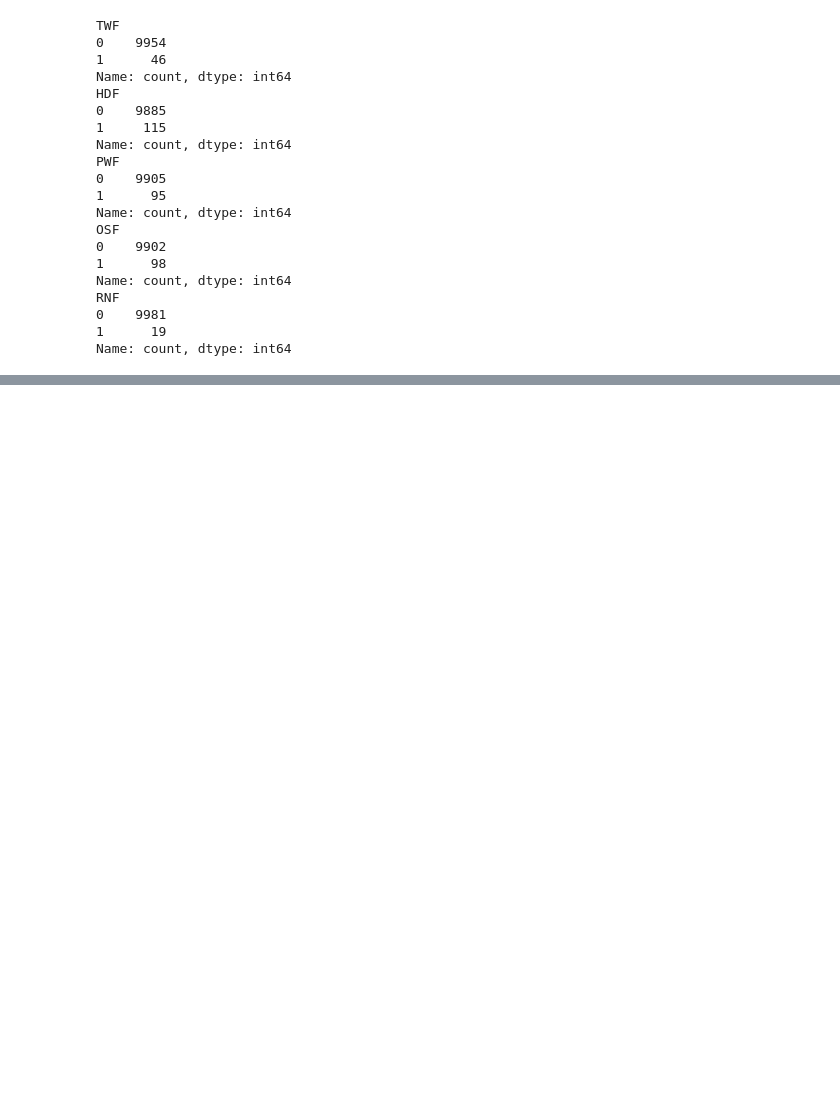
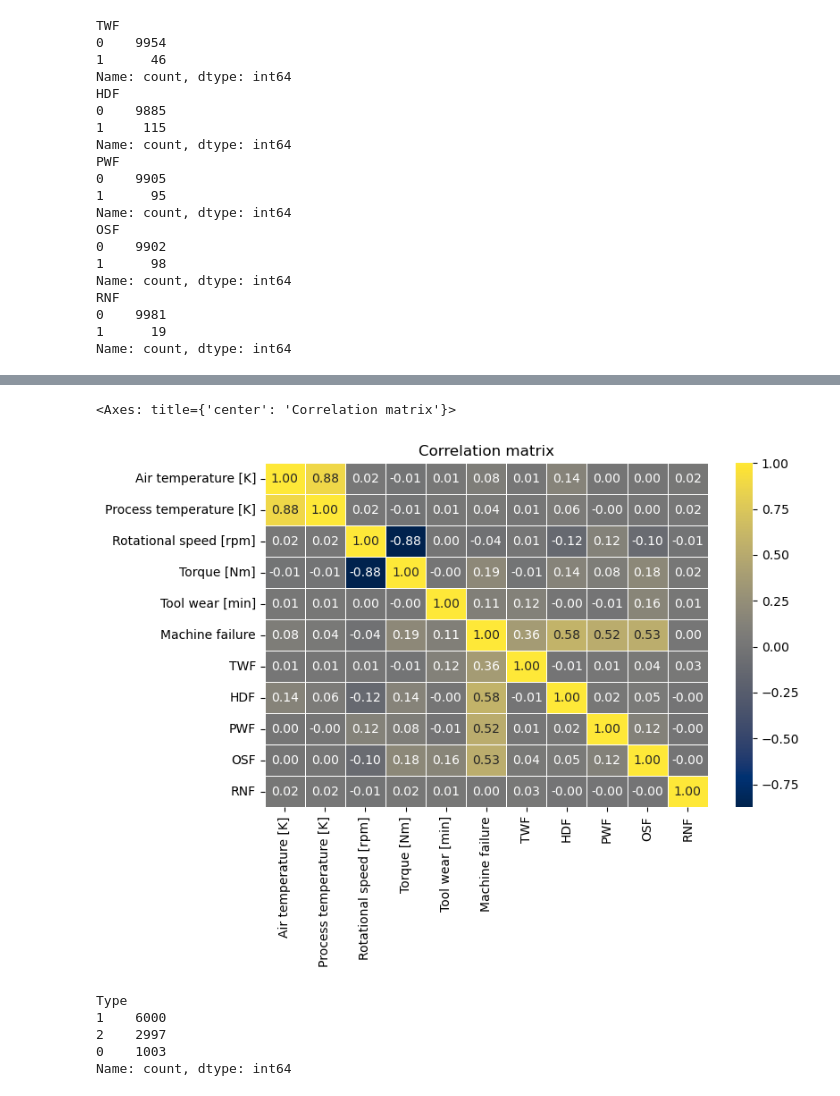
Before and after one commit to mzmm48/Predictive-Maintenance-Systems, a Jupyter notebook: src/Data verarbeitung.ipynb, the cells around one changed output, grey strips where cells are left out. Saved outputs shown, nothing was run; the diff lists cells and outputs as text; code cells hidden in the pictures; blank space fills up the shorter version.

```diff
--- a/src/Data verarbeitung.ipynb
+++ b/src/Data verarbeitung.ipynb
@@ -68,0 +127,23 @@ plt.show()
+# %%
+import matplotlib.pyplot as plt
+import seaborn as sns
+
+corr_matrix=df.corr(numeric_only=True)
+plt.figure(figsize=(8,5))
+plt.title('Correlation matrix')
+sns.heatmap(corr_matrix,annot=True,cmap='cividis',fmt=".2f", linewidths=0.5)
+# %% [output]
+<Axes: title={'center': 'Correlation matrix'}>
+[figure, added]
+# %%
+#Ändern der Bezeichnung der Types in Label (M = 2 / L = 1 / H = 0)
+from sklearn.preprocessing import LabelEncoder
+
+df['Type'] = LabelEncoder().fit_transform(df['Type'])
+df['Type'].value_counts()
+# %% [output]
+Type
+1    6000
+2    2997
+0    1003
+Name: count, dtype: int64
```
Also changed, not shown: parts of 10 cells of this notebook.
